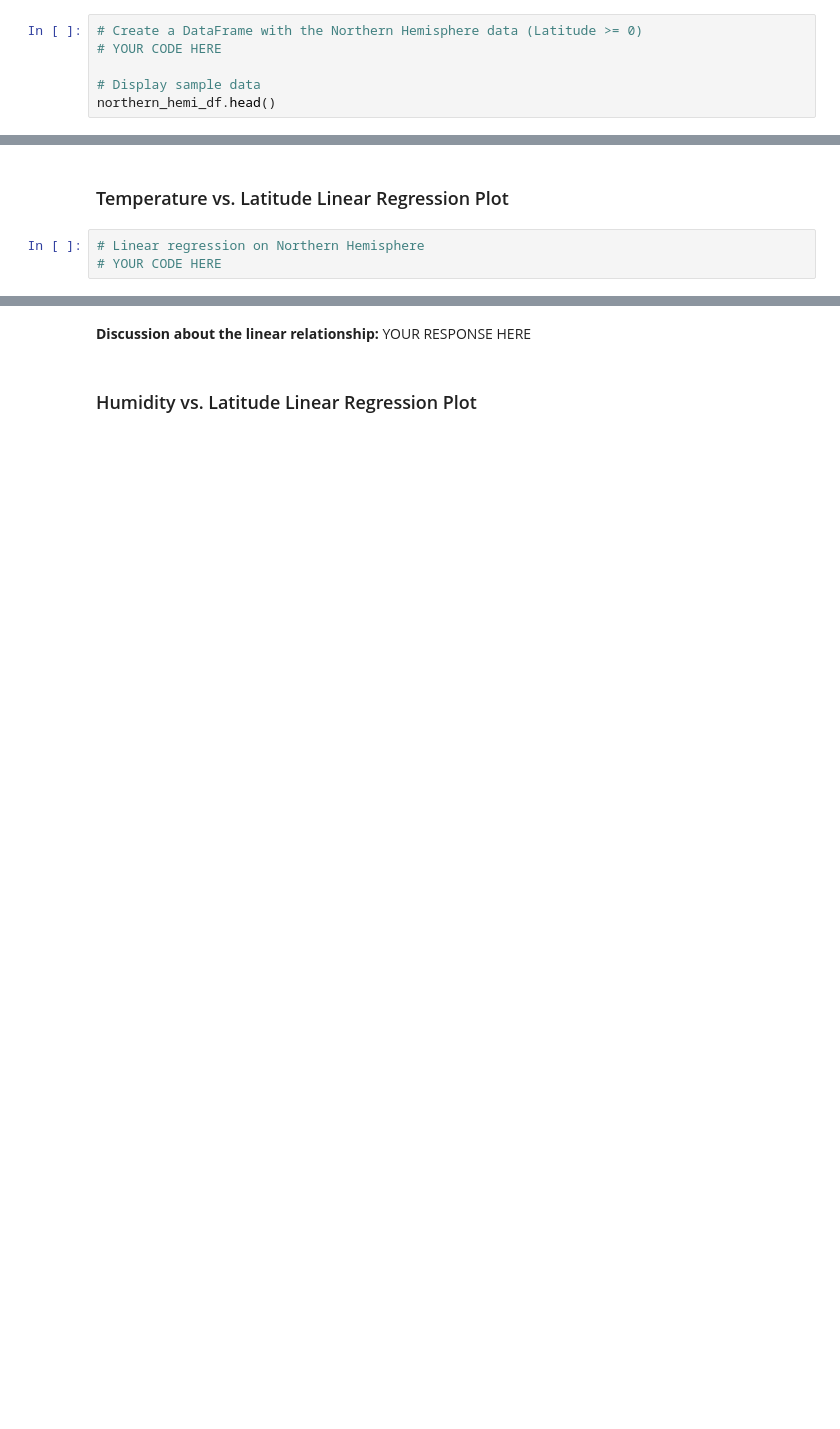
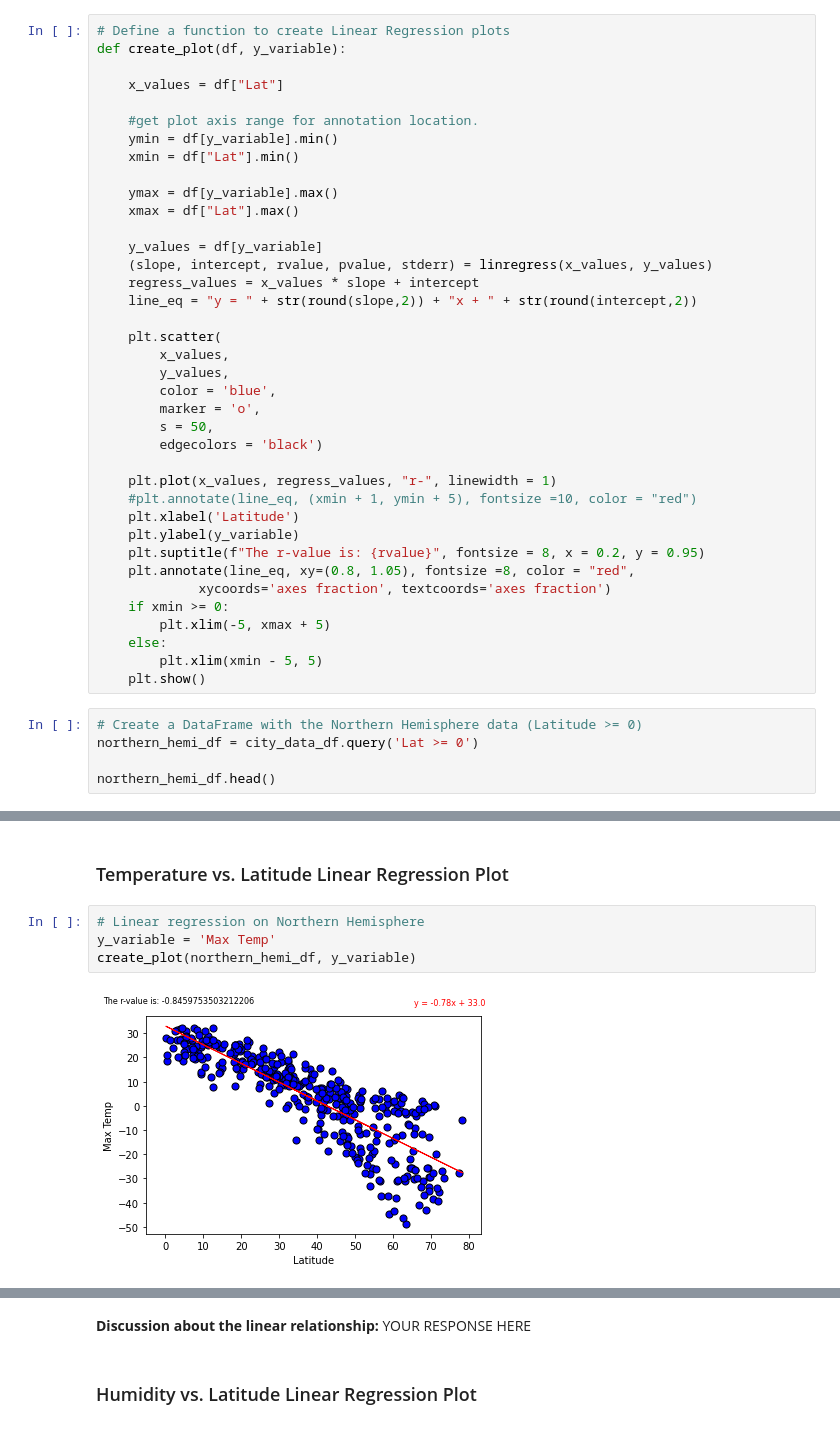
Before and after one commit to JoshMBell/python-api-challenge, a Jupyter notebook: WeatherPy/WeatherPy.ipynb, the cells around one changed output, grey strips where cells are left out. Cells and saved outputs as stored; diff of their text form; blank space fills up the shorter version.

```diff
--- a/WeatherPy/WeatherPy.ipynb
+++ b/WeatherPy/WeatherPy.ipynb
@@ -265,6 +237,43 @@ plt.show()
+# %%
+# Define a function to create Linear Regression plots
+def create_plot(df, y_variable):
+
+    x_values = df["Lat"]
+
+    #get plot axis range for annotation location.
+    ymin = df[y_variable].min()
+    xmin = df["Lat"].min()
+
+    ymax = df[y_variable].max()
+    xmax = df["Lat"].max()
+
+    y_values = df[y_variable]
+    (slope, intercept, rvalue, pvalue, stderr) = linregress(x_values, y_values)
+    regress_values = x_values * slope + intercept
+    line_eq = "y = " + str(round(slope,2)) + "x + " + str(round(intercept,2))
+
+    plt.scatter(
+        x_values,
+        y_values,
+        color = 'blue',
+        marker = 'o',
+        s = 50,
+        edgecolors = 'black')
+
+    plt.plot(x_values, regress_values, "r-", linewidth = 1)
+    #plt.annotate(line_eq, (xmin + 1, ymin + 5), fontsize =10, color = "red")
+    plt.xlabel('Latitude')
+    plt.ylabel(y_variable)
+    plt.suptitle(f"The r-value is: {rvalue}", fontsize = 8, x = 0.2, y = 0.95)
+    plt.annotate(line_eq, xy=(0.8, 1.05), fontsize =8, color = "red",
+             xycoords='axes fraction', textcoords='axes fraction')
+    if xmin >= 0:
+        plt.xlim(-5, xmax + 5)
+    else:
+        plt.xlim(xmin - 5, 5)
+    plt.show()
 # %%
 # Create a DataFrame with the Northern Hemisphere data (Latitude >= 0)
-# YOUR CODE HERE
+northern_hemi_df = city_data_df.query('Lat >= 0')
 
-# Display sample data
 northern_hemi_df.head()
@@ -278,6 +302,9 @@ southern_hemi_df.head()
 ###  Temperature vs. Latitude Linear Regression Plot
 # %%
 # Linear regression on Northern Hemisphere
-# YOUR CODE HERE
+y_variable = 'Max Temp'
+create_plot(northern_hemi_df, y_variable)
+# %% [output]
+[figure, added]
 # %%
 # Linear regression on Southern Hemisphere
```
Also changed, not shown: parts of 33 cells of this notebook.
